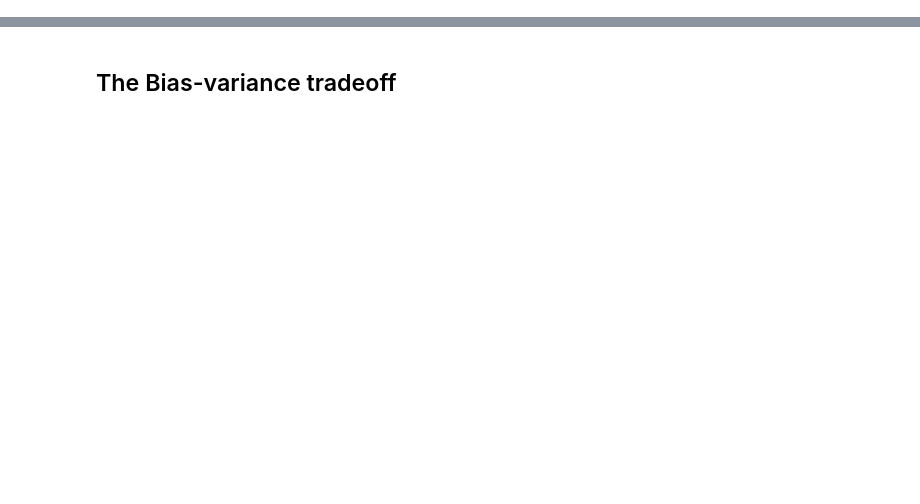
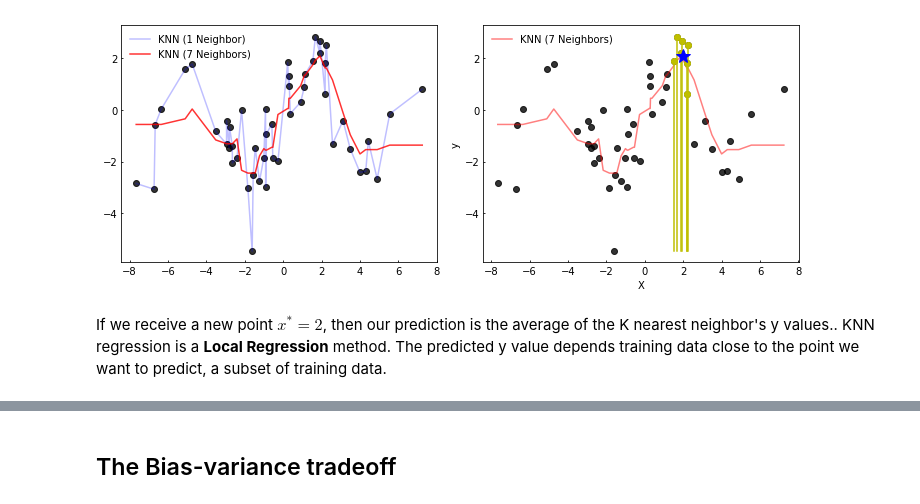
Before and after one commit to tomcm39/regression, a Jupyter notebook: Guiding principles for regression.ipynb, the cells around one changed output, grey strips where cells are left out. Saved outputs shown, nothing was run; the diff lists cells and outputs as text; code cells hidden in the pictures; blank space fills up the shorter version.

```diff
--- a/Guiding principles for regression.ipynb
+++ b/Guiding principles for regression.ipynb
@@ -141,0 +61,11 @@ A **disadvantage** of probabilistic form is that can be more difficult to commun
+# %%
+import sklearn.datasets # import package that contains the Boston House-price dataset.
+
+Xy = sklearn.datasets.load_boston(return_X_y=False) # this is a dictionary that contains two keys.
+X = pd.DataFrame(Xy['data']) # The first key, called "data", contains the covariates (X)
+y = Xy['target'] # The second key, called "target", contains the target varoable of interest.
+
+print(X.shape) # There are N=506 observations and p=13 different covariates to help predict the target.
+print(y.shape) # There are N=506 target variable observations.
+
+print(X.head().loc[:,:4]) # A summary of the first 4 rows and first 4 columns of the X data.
@@ -216,0 +317,61 @@ d(a,b) + d(b,c) &\le d(a,c)\\
+# %%
+from sklearn import neighbors
+
+Nsamples = 50
+
+Xy = pd.DataFrame({"x":np.random.normal(0,3,Nsamples)})
+Xy['y'] = 2*np.sin(Xy.x) + np.random.normal(0,1,Nsamples)
+
+Xy = Xy.sort_values('x')
+x,y = np.array(Xy.x).reshape(-1,1),np.array(Xy.y).reshape(-1,1)
+
+knn_1 = neighbors.KNeighborsRegressor(n_neighbors=1)
+predictions_1 = knn_1.fit(x, y).predict(x)
+
+knn_7 = neighbors.KNeighborsRegressor(n_neighbors=7)
+predictions_7 = knn_7.fit(x, y).predict(x)
+
+fig,axs = plt.subplots(1,2)
+
+ax = axs[0]
+ax.scatter(x,y, color='k',alpha=0.80)
+ax.plot(x,predictions_1,'b-' ,alpha=0.25 ,label = 'KNN (1 Neighbor)')
+ax.plot(x,predictions_7,'r-',alpha=0.80 ,label = 'KNN (7 Neighbors)')
+
+ax.tick_params(direction='in',size=2.)
+ax.legend(frameon=False)
+
+ax = axs[1]
+ax.scatter(x,y, color='k',alpha=0.80)
+ax.plot(x,predictions_7,'r-',alpha=0.50 ,label = 'KNN (7 Neighbors)')
+
+KNN = knn_7.fit(x, y)
+
+predictedat2 = KNN.predict(np.array([2.]).reshape(-1,1))
+predictedat2 = float(predictedat2[0])
+
+distances, indices = KNN.kneighbors(np.array([2.]).reshape(-1,1))
+
+nearestTrainingExamples = Xy.iloc[indices[0],:]
+ax.plot(nearestTrainingExamples.x,nearestTrainingExamples.y,'yo',label='_none_')
+
+minx,maxx = min(x),max(x)
+miny = min(y)
+
+for i,(x,y) in nearestTrainingExamples.iterrows():
+    ax.plot( [x,x], [miny,y] , 'y-', label='_none_')
+
+ax.set(xlabel = 'X', ylabel = 'y')
+ax.plot([2],[predictedat2], 'b*', ms=15 )
+
+ax.tick_params(direction='in',size=2.)
+ax.legend(frameon=False)
+
+fig.set_size_inches(10,4)
+fig.set_tight_layout(True)
+# %% [output]
+[figure, added]
+# %% [markdown]
+If we receive a new point $x^{*} = 2$, then our prediction is the average of the K nearest neighbor's y values..
+KNN regression is a **Local Regression** method.
+The predicted y value depends training data close to the point we want to predict, a subset of training data.
```
Also changed, not shown: parts of 20 cells of this notebook.
